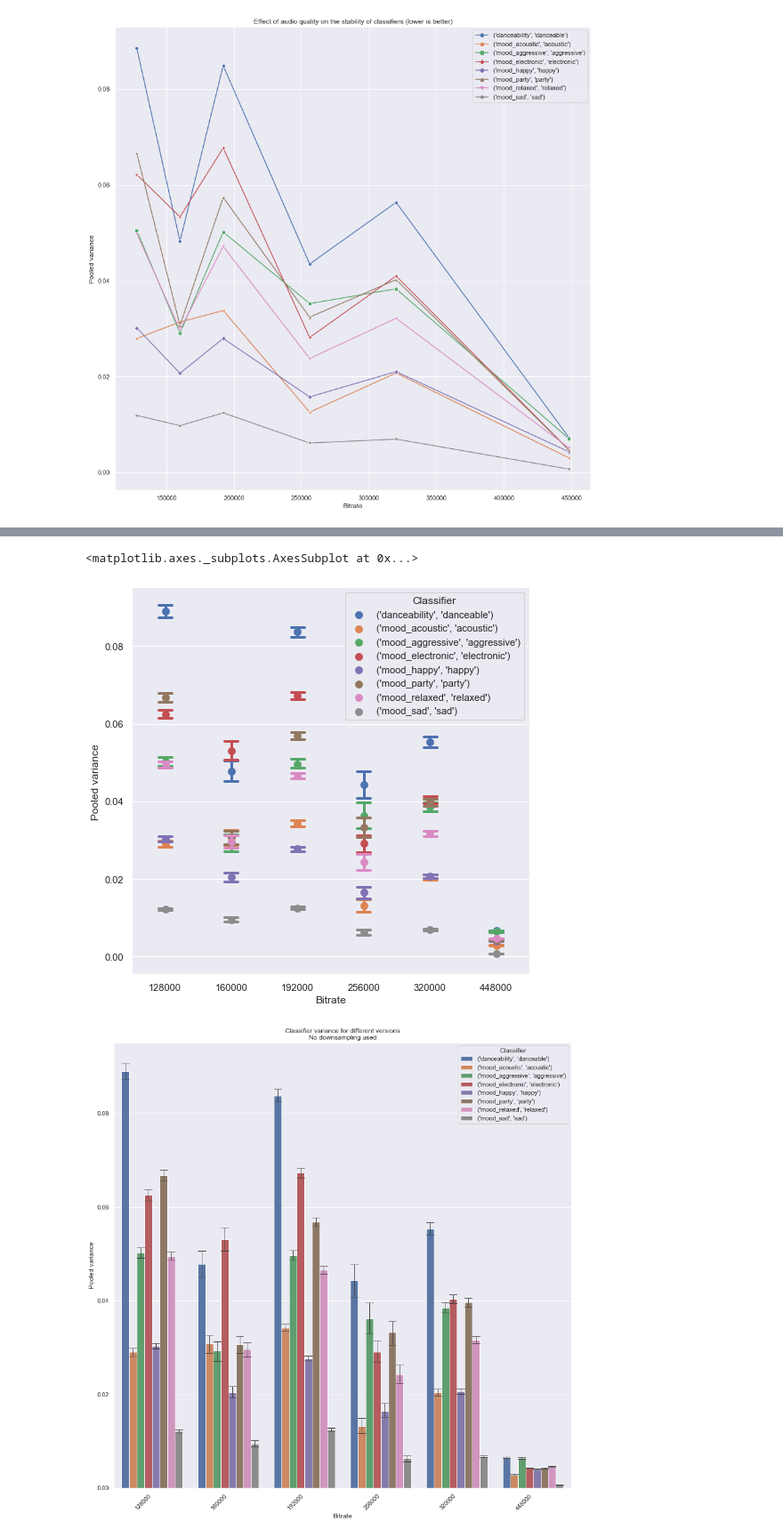
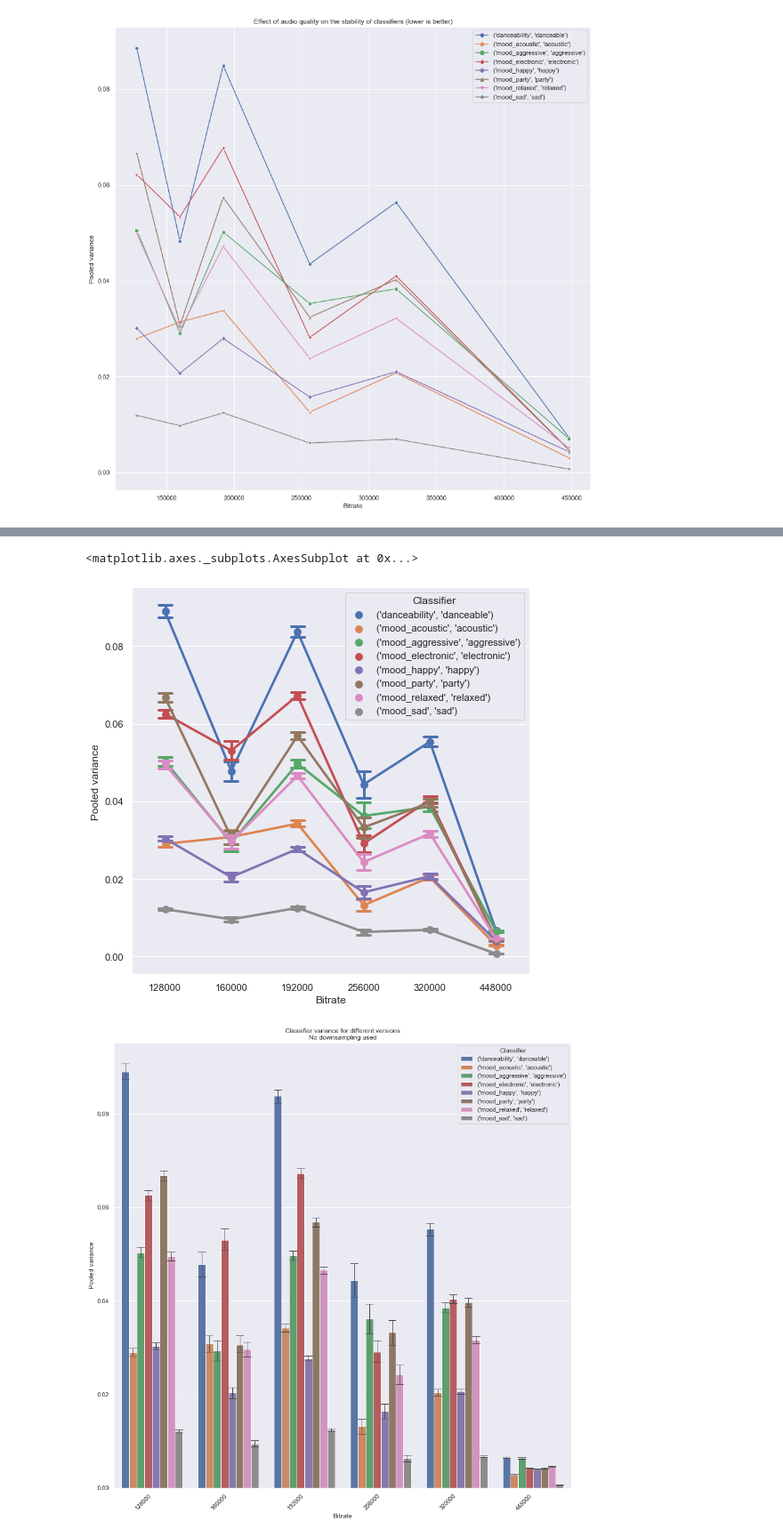
Before and after one commit to chrismostert/Thesis, a Jupyter notebook: Effect of audio quality on stability.ipynb, the cells around one changed output, grey strips where cells are left out. Shown: that part at 89% size. Cells and saved outputs as stored; diff of their text form; code cells hidden in the pictures.

```diff
--- a/Effect of audio quality on stability.ipynb
+++ b/Effect of audio quality on stability.ipynb
@@ -142,24 +142,24 @@ toplot
 # %%
 cols = [('danceability', 'danceable'), ('mood_acoustic', 'acoustic'), ('mood_aggressive', 'aggressive'),
 ('mood_electronic', 'electronic'), ('mood_happy', 'happy'), ('mood_party', 'party'),
 ('mood_relaxed', 'relaxed'), ('mood_sad', 'sad')]
 
 toplot = quality_variances_full[cols].reset_index().drop(labels='level_1', axis=1)
 
 # set lossless (0) to arbitrary value 448000 to be able to plot it
 toplot['bit_rate'] = toplot['bit_rate'].replace(to_replace=0, value=448000)
 
 toplot = toplot.melt(id_vars=['bit_rate'])
 toplot.columns = ['Bitrate', 'Classifier', 'Pooled variance']
 
 plt.figure(figsize=(8,8))
 #plt.title('Effect of audio quality on the stability of classifiers (lower is better)')
 sns.pointplot(data=toplot, x='Bitrate', y='Pooled variance', hue='Classifier', ci=95, errwidth=3, capsize=.2,
                        dodge=False,
-                       join=False)
+                       join=True)
 # %% [output]
 <matplotlib.axes._subplots.AxesSubplot at 0x...>
-[figure, old version]
+[figure, new version]
 # %%
 plt.figure()
 ax = sns.barplot(data=toplot, x='Bitrate', y='Pooled variance', hue='Classifier', errwidth=1, capsize=.1)
```
Also changed, not shown: 3 other files.
